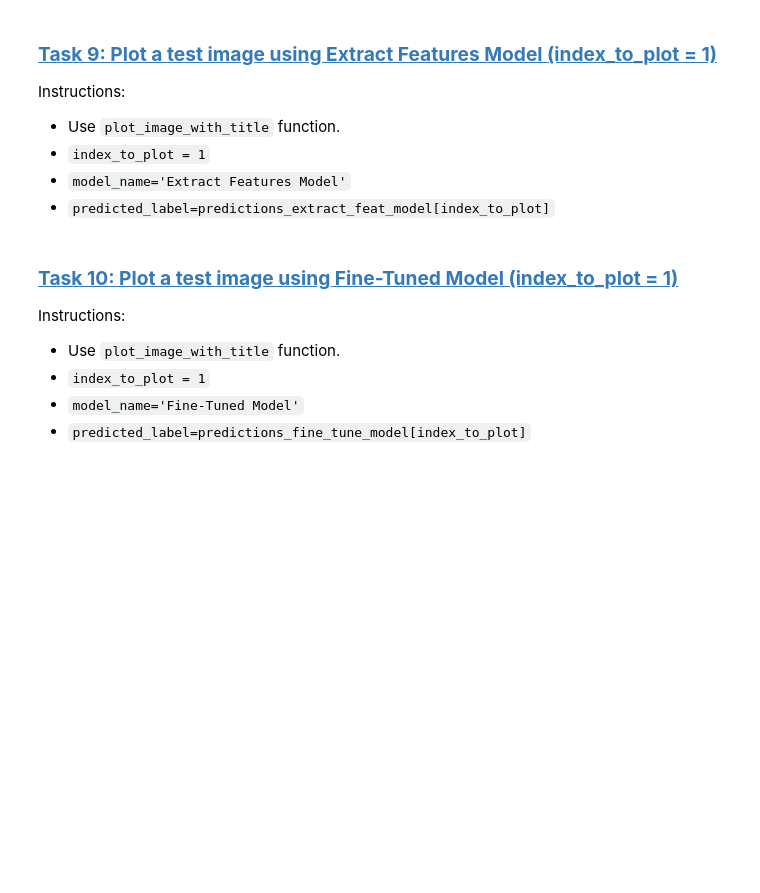
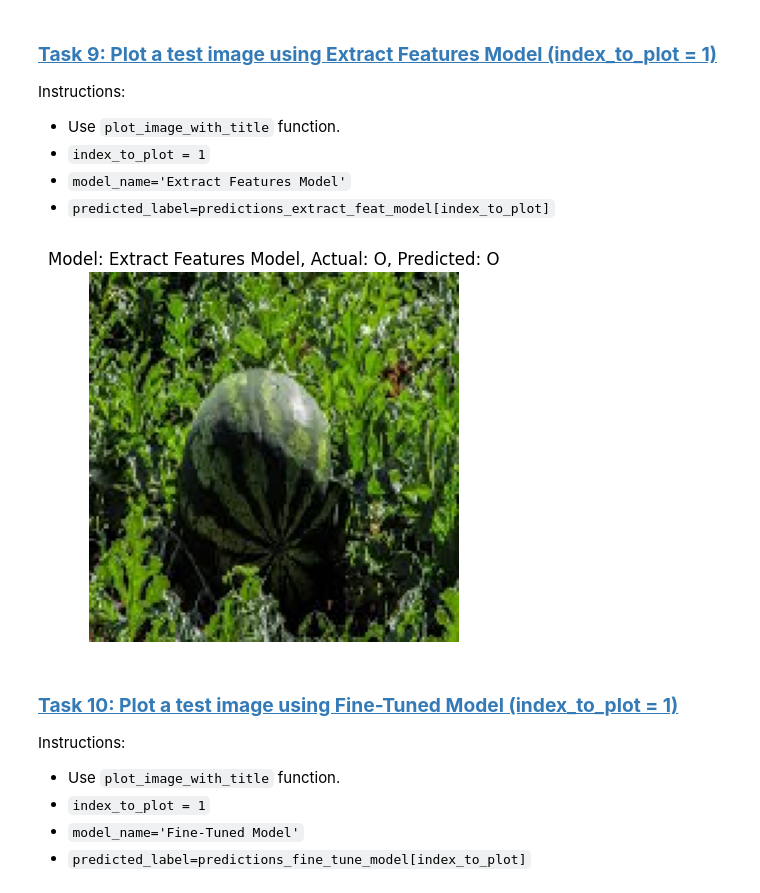
Before and after one commit to Jhernan271/CNN-Convolutional-Neural-Network-Image-Classification, a Jupyter notebook: FinalProj_WasteProducts.ipynb, the cells around one changed output. Drawn from its saved outputs; the diff is of its cells as text; code cells hidden in the pictures; blank space fills up the shorter version.

```diff
--- a/FinalProj_WasteProducts.ipynb
+++ b/FinalProj_WasteProducts.ipynb
@@ -684,13 +842,15 @@ Instructions:
 - `predicted_label=predictions_extract_feat_model[index_to_plot]`
 # %%
 # Task 9: Plot a test image using Extract Features Model (index_to_plot = 1)
-index_to_plot = 1
+index_to_plot = 2
 plot_image_with_title(
     image=test_imgs[index_to_plot].astype('uint8'),
     model_name='Extract Features Model',
     actual_label=test_labels[index_to_plot],
     predicted_label=predictions_extract_feat_model[index_to_plot]
 )
+# %% [output]
+[figure, added]
 # %% [markdown]
 ### <a id='toc1_13_2_'></a>[**Task 10: Plot a test image using Fine-Tuned Model (index_to_plot = 1)**](#toc0_)
 
```
Also changed, not shown: parts of 24 cells of this notebook, 1 other file.
